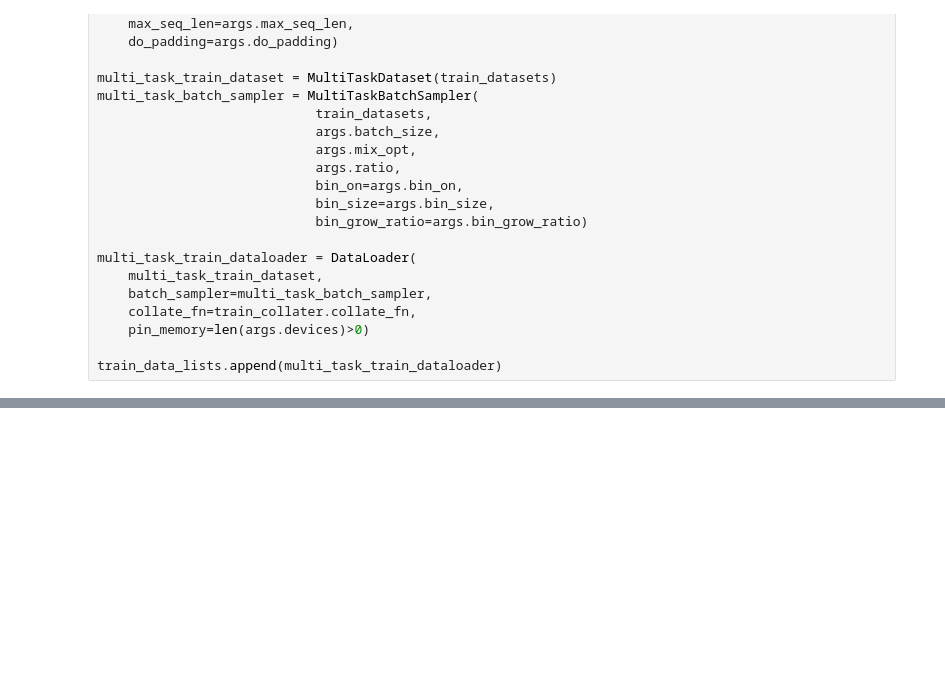
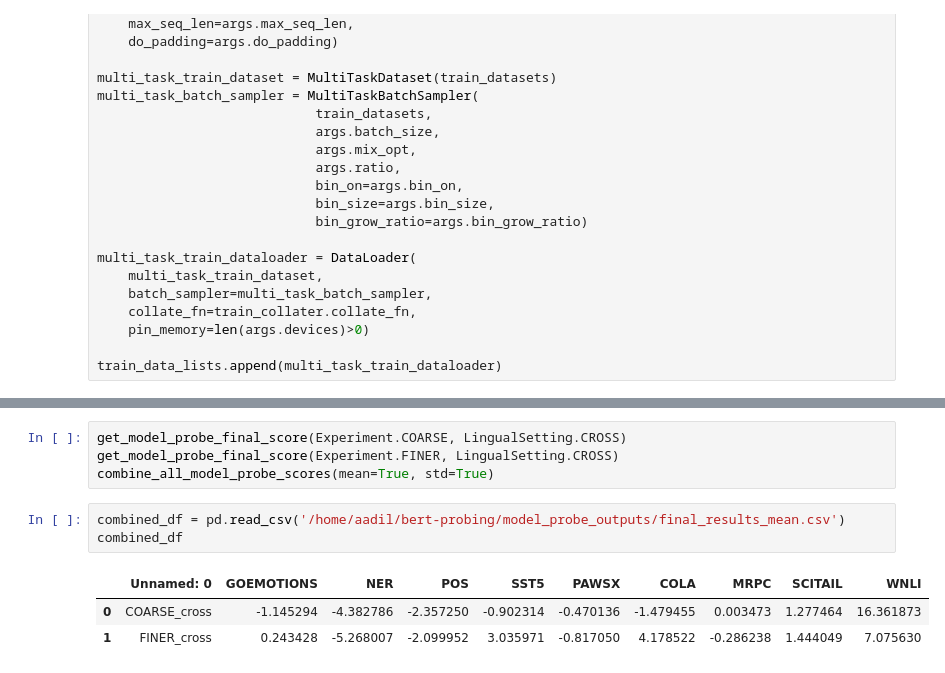
Before and after one commit to Aadil101/bert-probing, a Jupyter notebook: pipeline.ipynb, the cells around one changed output, grey strips where cells are left out. Cells and saved outputs as stored; diff of their text form; blank space fills up the shorter version.

```diff
--- a/pipeline.ipynb
+++ b/pipeline.ipynb
@@ -715,0 +811,11 @@ loading from checkpoint/my_pawsx_exp_1/model_1_6176.pt
+# %%
+get_model_probe_final_score(Experiment.COARSE, LingualSetting.CROSS)
+get_model_probe_final_score(Experiment.FINER, LingualSetting.CROSS)
+combine_all_model_probe_scores(mean=True, std=True)
+# %%
+combined_df = pd.read_csv('/home/aadil/bert-probing/model_probe_outputs/final_results_mean.csv')
+combined_df
+# %% [output]
+|  | Unnamed: 0 | GOEMOTIONS | NER | POS | SST5 | PAWSX | COLA | MRPC | SCITAIL | WNLI |
+| 0 | COARSE_cross | -1.145294 | -4.382786 | -2.357250 | -0.902314 | -0.470136 | -1.479455 | 0.003473 | 1.277464 | 16.361873 |
+| 1 | FINER_cross | 0.243428 | -5.268007 | -2.099952 | 3.035971 | -0.817050 | 4.178522 | -0.286238 | 1.444049 | 7.075630 |
```
Also changed, not shown: parts of 48 cells of this notebook, 48 other files.
